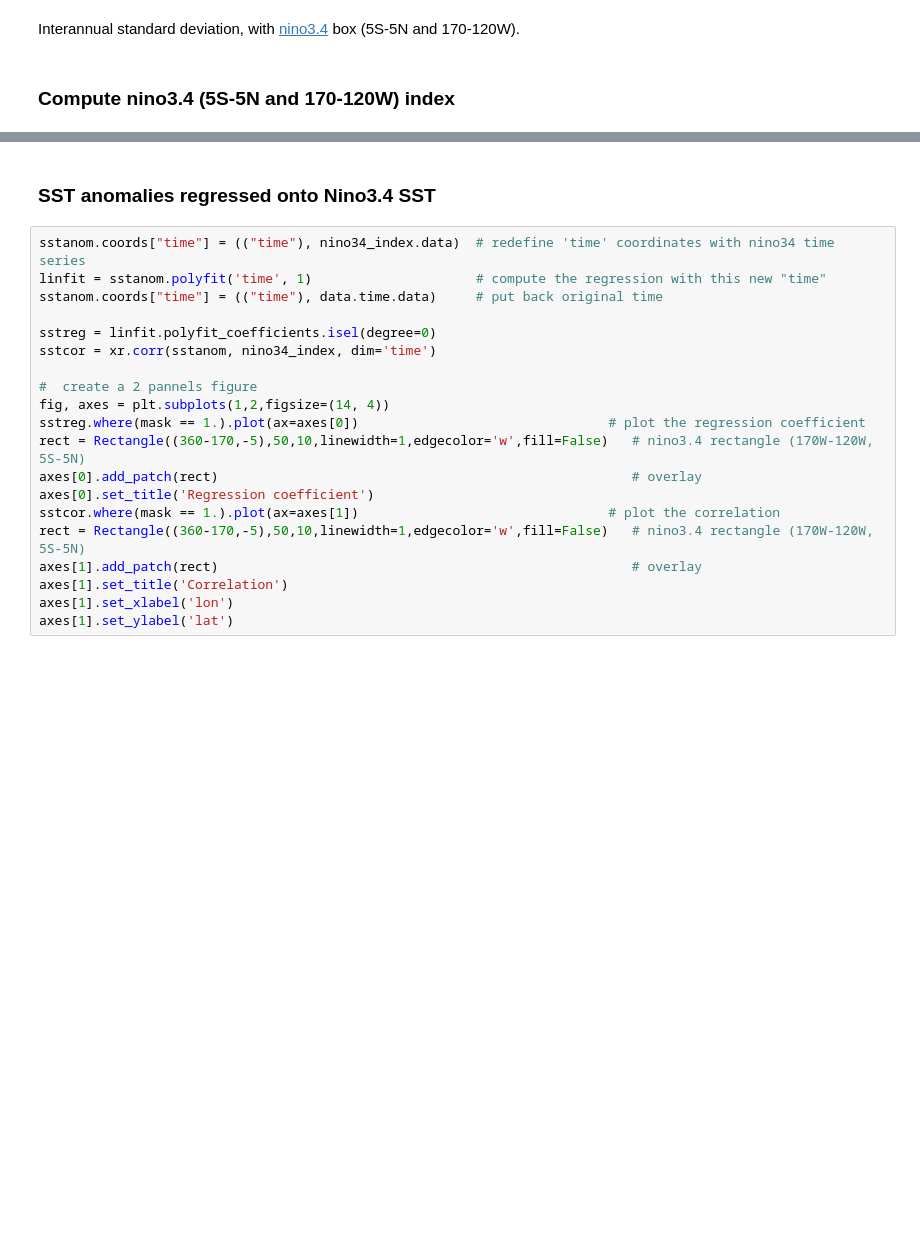
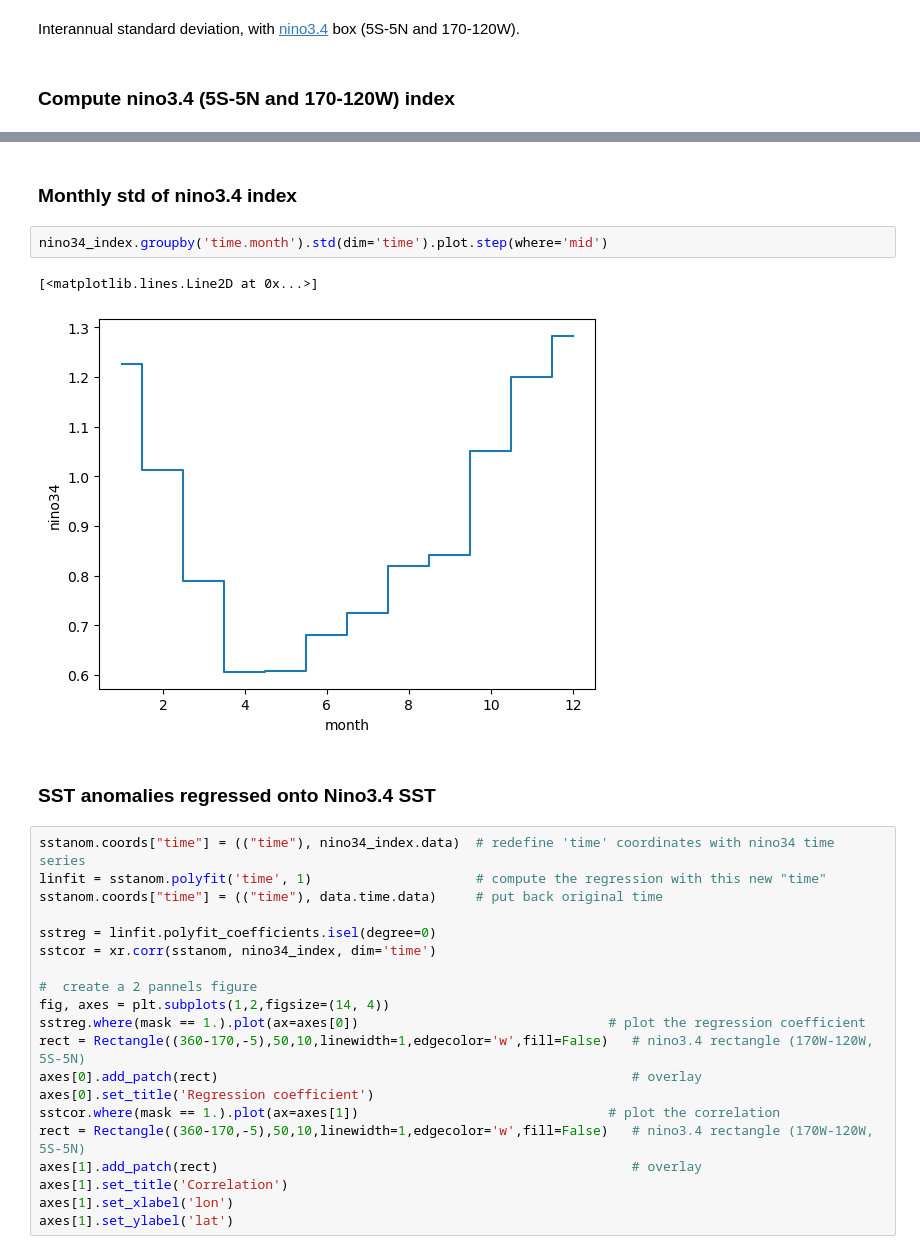
Before and after one commit to massonseb/TDENS, a Jupyter notebook: TD3.ipynb, the cells around one changed output, grey strips where cells are left out. Drawn from its saved outputs; the diff is of its cells as text; blank space fills up the shorter version.

```diff
--- a/TD3.ipynb
+++ b/TD3.ipynb
@@ -74,3 +78,10 @@ nino34_index = nino34_index.rename('nino34')   # change variable name
+# %% [markdown]
+### Monthly std of nino3.4 index
+# %%
+nino34_index.groupby('time.month').std(dim='time').plot.step(where='mid')
+# %% [output]
+[<matplotlib.lines.Line2D at 0x...>]
+[figure, added]
 # %% [markdown]
 ### SST anomalies regressed onto Nino3.4 SST
 # %%
```
Also changed, not shown: parts of 10 cells of this notebook, 1 other file.
